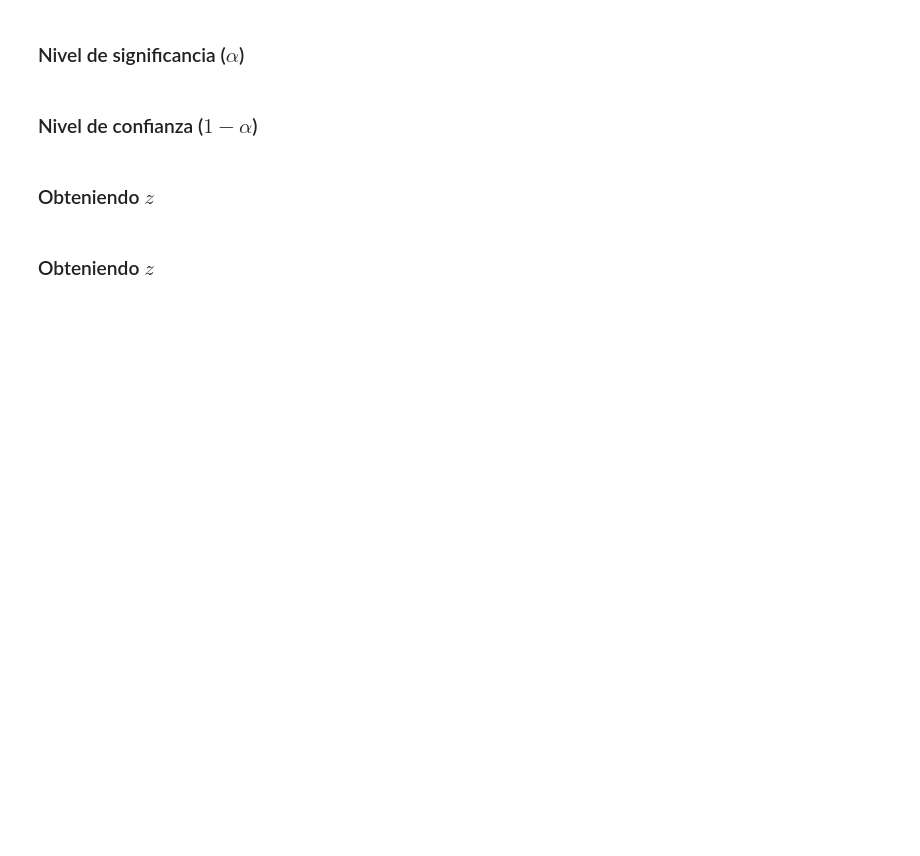
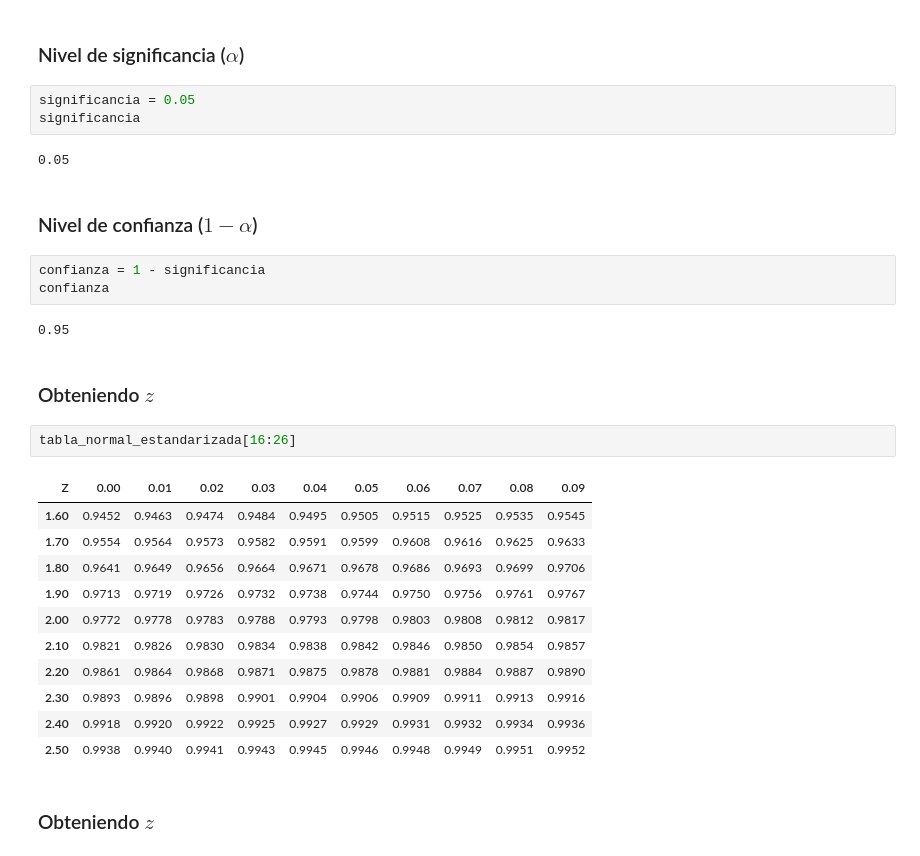
Before and after one commit to smringdesigns/Estadisticas_Probabilidad_Muestreo, a Jupyter notebook: Curso_Estadistica_Parte_2.ipynb, the cells around one changed output. Drawn from its saved outputs; the diff is of its cells as text; blank space fills up the shorter version.

```diff
--- a/Curso_Estadistica_Parte_2.ipynb
+++ b/Curso_Estadistica_Parte_2.ipynb
@@ -857,9 +960,33 @@ Suponga que los pesos de las bolsas de arroz de una industria alimentaria se dis
 # %% [markdown]
 ### Nivel de significancia ($\alpha$)
+# %%
+significancia = 0.05
+significancia
+# %% [output]
+0.05
 # %% [markdown]
 ### Nivel de confianza ($1 - \alpha$)
+# %%
+confianza = 1 - significancia
+confianza
+# %% [output]
+0.95
 # %% [markdown]
 ### Obteniendo $z$
+# %%
+tabla_normal_estandarizada[16:26]
+# %% [output]
+| Z | 0.00 | 0.01 | 0.02 | 0.03 | 0.04 | 0.05 | 0.06 | 0.07 | 0.08 | 0.09 |
+| 1.60 | 0.9452 | 0.9463 | 0.9474 | 0.9484 | 0.9495 | 0.9505 | 0.9515 | 0.9525 | 0.9535 | 0.9545 |
+| 1.70 | 0.9554 | 0.9564 | 0.9573 | 0.9582 | 0.9591 | 0.9599 | 0.9608 | 0.9616 | 0.9625 | 0.9633 |
+| 1.80 | 0.9641 | 0.9649 | 0.9656 | 0.9664 | 0.9671 | 0.9678 | 0.9686 | 0.9693 | 0.9699 | 0.9706 |
+| 1.90 | 0.9713 | 0.9719 | 0.9726 | 0.9732 | 0.9738 | 0.9744 | 0.9750 | 0.9756 | 0.9761 | 0.9767 |
+| 2.00 | 0.9772 | 0.9778 | 0.9783 | 0.9788 | 0.9793 | 0.9798 | 0.9803 | 0.9808 | 0.9812 | 0.9817 |
+| 2.10 | 0.9821 | 0.9826 | 0.9830 | 0.9834 | 0.9838 | 0.9842 | 0.9846 | 0.9850 | 0.9854 | 0.9857 |
+| 2.20 | 0.9861 | 0.9864 | 0.9868 | 0.9871 | 0.9875 | 0.9878 | 0.9881 | 0.9884 | 0.9887 | 0.9890 |
+| 2.30 | 0.9893 | 0.9896 | 0.9898 | 0.9901 | 0.9904 | 0.9906 | 0.9909 | 0.9911 | 0.9913 | 0.9916 |
+| 2.40 | 0.9918 | 0.9920 | 0.9922 | 0.9925 | 0.9927 | 0.9929 | 0.9931 | 0.9932 | 0.9934 | 0.9936 |
+| 2.50 | 0.9938 | 0.9940 | 0.9941 | 0.9943 | 0.9945 | 0.9946 | 0.9948 | 0.9949 | 0.9951 | 0.9952 |
 # %% [markdown]
 ### Obteniendo $z$
 # %% [markdown]
```
Also changed, not shown: parts of 33 cells of this notebook.
